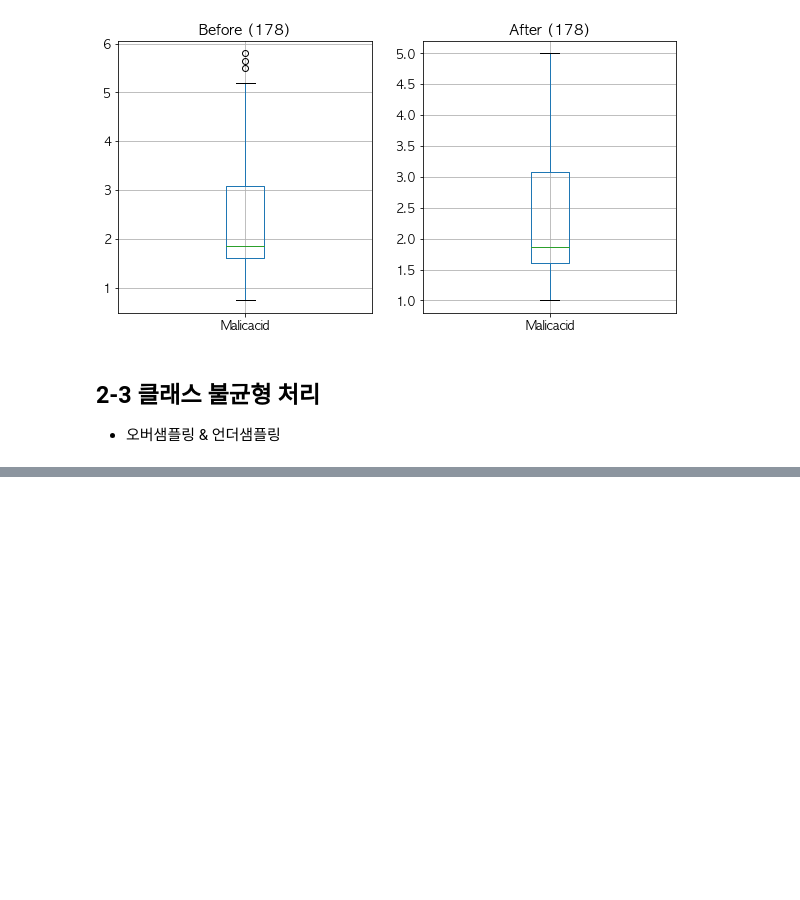
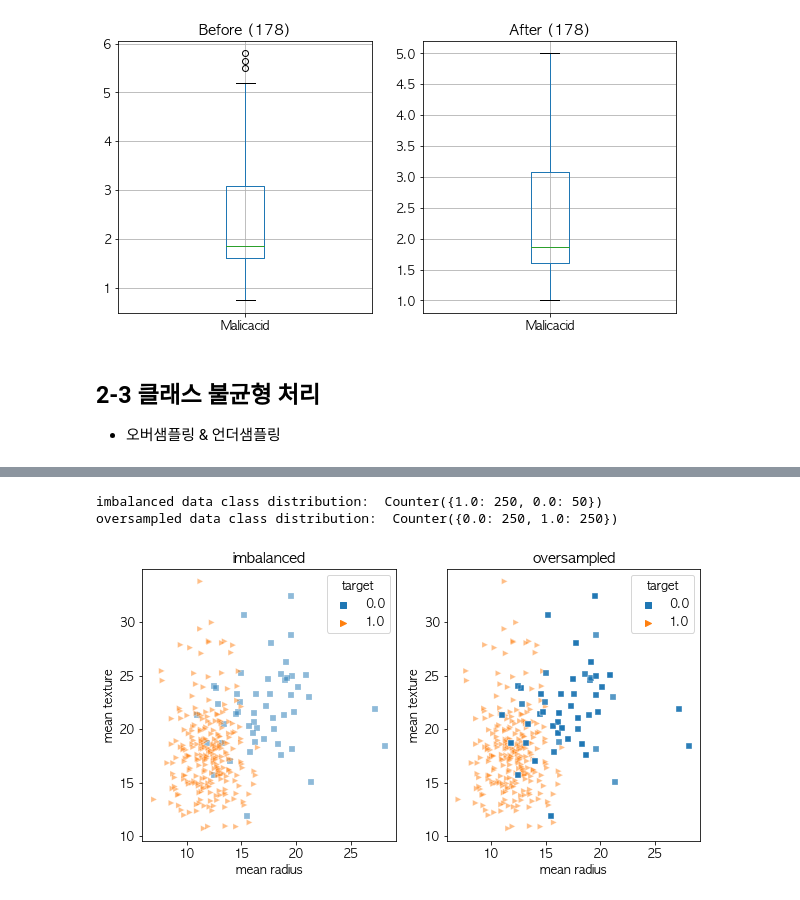
Before and after one commit to klee30810/ADP-study, a Jupyter notebook: stats/codebook/Chap 02. Preprocessing.ipynb, the cells around one changed output, grey strips where cells are left out. Drawn from its saved outputs; the diff is of its cells as text; code cells hidden in the pictures; blank space fills up the shorter version.

```diff
--- a/stats/codebook/Chap 02. Preprocessing.ipynb
+++ b/stats/codebook/Chap 02. Preprocessing.ipynb
@@ -319,3 +319,23 @@ plt.show()
 # %% [markdown]
 ## 2-3 클래스 불균형 처리
 - 오버샘플링 & 언더샘플링
+# %%
+from sklearn.datasets import load_breast_cancer
+from collections import Counter
+
+data = load_breast_cancer()
+df = pd.DataFrame(np.c_[data['data'], data['target']],
+                  columns = list(data.feature_names) + ['target'])
+
+df = df.filter(['mean radius', 'mean texture', 'mean area', 'target'])
+print("3 front rows: \n", df.head(3), "\n")
+print("original data class distribution:", Counter(df['target']))
+
+
+df1 = df.loc[df['target']==0].sample(50)
+df2 = df.loc[df['target']==1].sample(250)
+imb_df = pd.concat([df1, df2]).reset_index(drop=True)
+print("imbalanced data class distribution: ", Counter(imb_df['target']))
+
+features = imb_df.drop('target', axis=1)
+target = imb_df['target']
@@ -321,0 +355,24 @@ plt.show()
+# %%
+from imblearn.over_sampling import RandomOverSampler
+
+os = RandomOverSampler(random_state=0)
+bal_features, bal_target = os.fit_resample(features, target)
+print("imbalanced data class distribution: ", Counter(target))
+print("oversampled data class distribution: ", Counter(bal_target))
+
+over_df1 = pd.DataFrame(np.c_[bal_features, bal_target], columns = imb_df.columns)
+
+fig, ax = plt.subplots(1,2, figsize=(10,5))
+ax[0].set_title("imbalanced")
+sns.scatterplot(x='mean radius', y='mean texture', hue='target', data=imb_df,
+               ax=ax[0], alpha=0.5, style='target', markers=['s', '>']);
+
+ax[1].set_title("oversampled")
+sns.scatterplot(x='mean radius', y='mean texture', hue='target', data=over_df1,
+               ax=ax[1], alpha=0.5, style='target', markers=['s', '>']);
+
+plt.show()
+# %% [output]
+imbalanced data class distribution:  Counter({1.0: 250, 0.0: 50})
+oversampled data class distribution:  Counter({0.0: 250, 1.0: 250})
+[figure, added]
```
Also changed, not shown: parts of 19 cells of this notebook.
